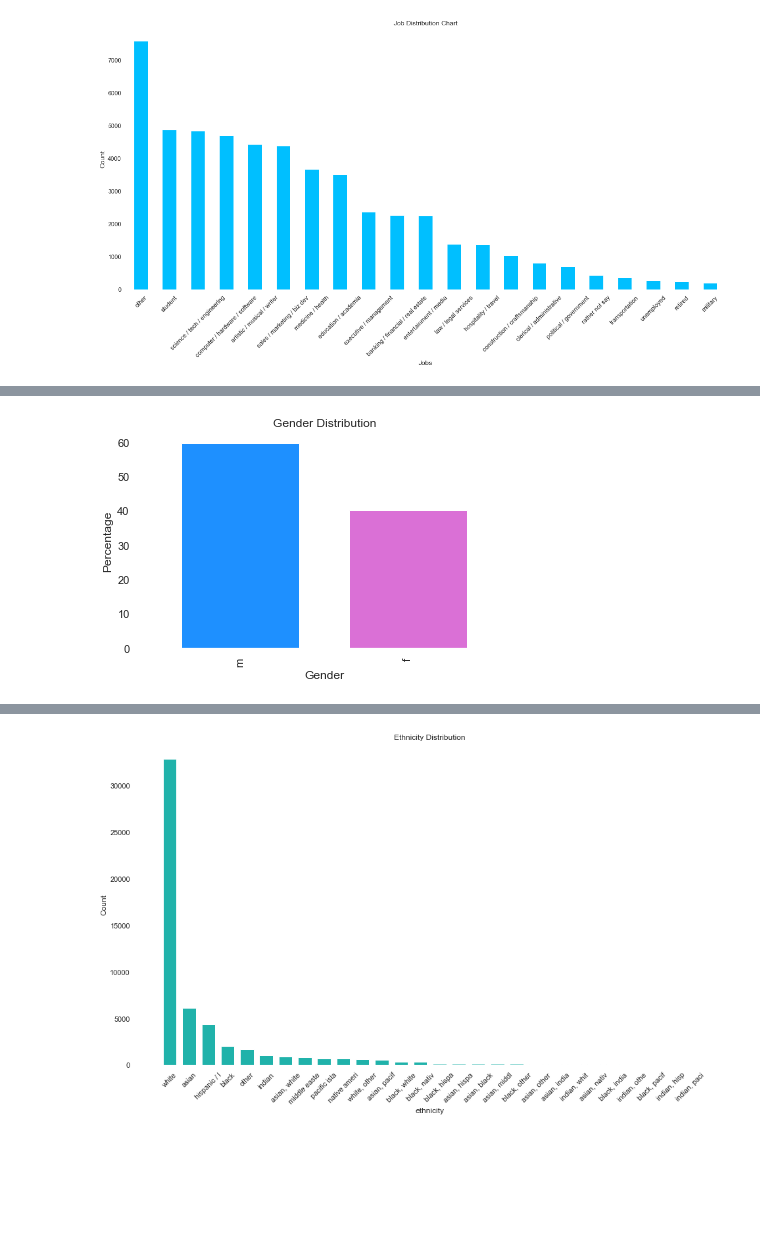
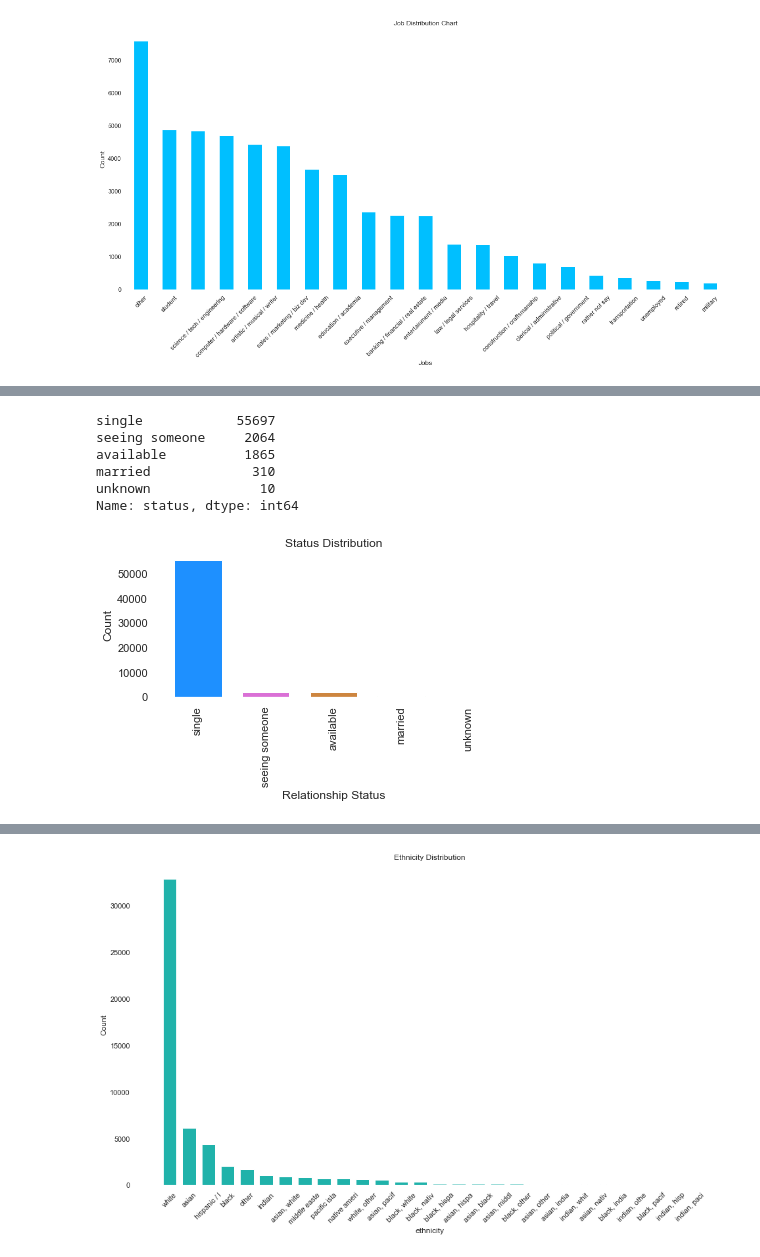
Before and after one commit to truongphamnguyen/daimil-midterm-project, a Jupyter notebook: notebooks/exploring_data.ipynb, the cells around one changed output, grey strips where cells are left out. Cells and saved outputs as stored; diff of their text form; code cells hidden in the pictures; blank space fills up the shorter version.

```diff
--- a/notebooks/exploring_data.ipynb
+++ b/notebooks/exploring_data.ipynb
@@ -371,5 +363,16 @@ f = gender_df['f']
 gender_df['m'] = 100*m/(m+f)
 gender_df['f'] = 100*f/(m+f)
 
-gender_df
+sns.set(rc={
+    'axes.facecolor':'white',
+    'figure.facecolor':'white'})
+gender_df.plot(
+    kind='bar',
+    color=['dodgerblue','orchid'],
+    width=0.7)
+plt.xlabel("Gender")
+plt.ylabel("Percentage")
+plt.title("Gender Distribution")
+plt.tight_layout()
+plt.savefig("../img/gender.png")
 # %% [output]
@@ -379,16 +380,24 @@ Name: sex, dtype: float64
+# %%
+status_df
+# %% [output]
+single            55697
+seeing someone     2064
+available          1865
+married             310
+unknown              10
+Name: status, dtype: int64
 # %%
 sns.set(rc={
     'axes.facecolor':'white',
     'figure.facecolor':'white'})
-gender_df.plot(
+status_df.plot(
     kind='bar',
-    color=['dodgerblue','orchid'],
-    stacked=True,
+    color=['dodgerblue','orchid', 'peru', 'palegreen', 'slategray'],
     width=0.7)
-plt.xlabel("Gender")
-plt.ylabel("Percentage")
-plt.title("Gender Distribution")
+plt.xlabel("Relationship Status")
+plt.ylabel("Count")
+plt.title("Status Distribution")
 plt.tight_layout()
-plt.savefig("../img/gender.png")
+plt.savefig("../img/status.png")
 # %% [output]
-[figure, old version]
+[figure, new version]
```
Also changed, not shown: parts of 11 cells of this notebook, 8 other files.
